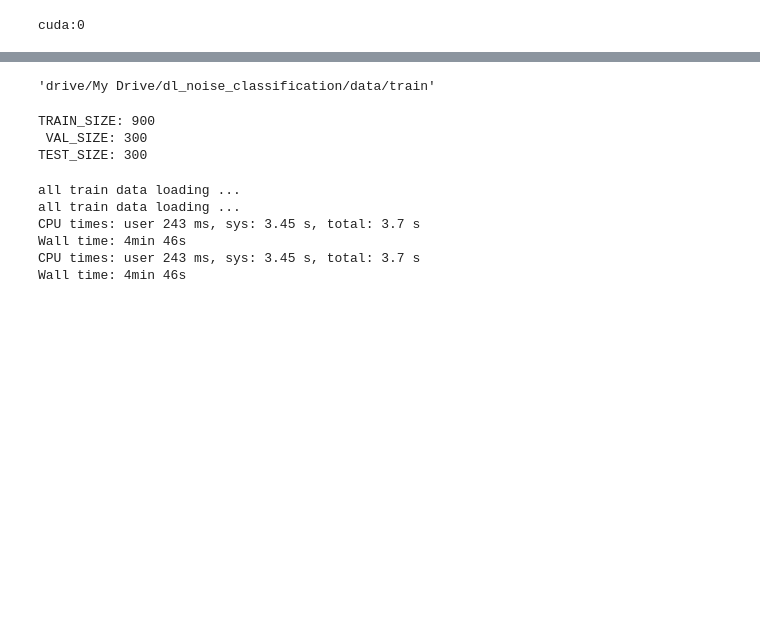
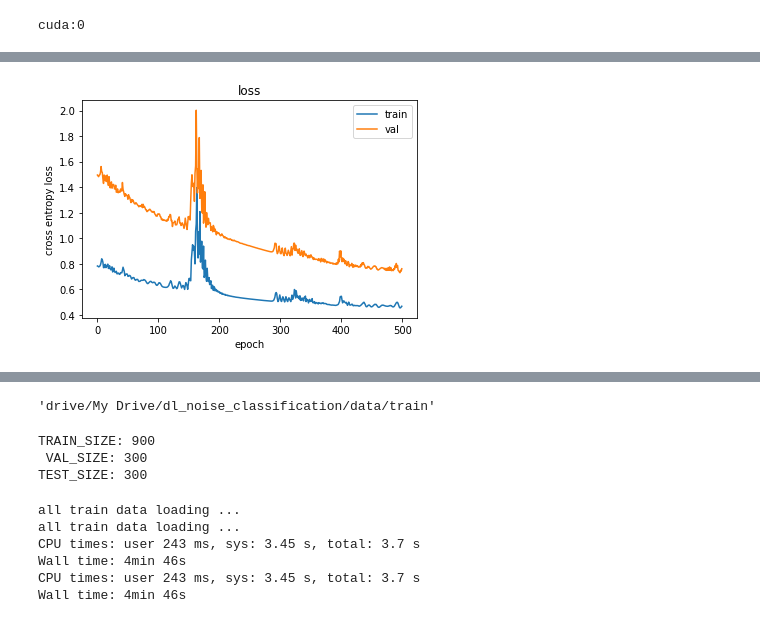
Before and after one commit to BLOOMFLARK/NN_noise_classification, a Jupyter notebook: PCANN.ipynb, the cells around one changed output, grey strips where cells are left out. Drawn from its saved outputs; the diff is of its cells as text; code cells hidden in the pictures; blank space fills up the shorter version.

```diff
--- a/PCANN.ipynb
+++ b/PCANN.ipynb
@@ -189,3 +272,12 @@ print(device)
 net = net.to(device)
 # %% [output]
 cuda:0
+# %%
+batch_size = 150
+lr = 1e-5
+
+loss = torch.nn.CrossEntropyLoss()
+optimizer = torch.optim.Adam(net.parameters(), lr=lr)
+#optimizer = torch.optim.SGD(net.parameters(), lr=lr)
+# %%
+net.fit(loss, optimizer, device, train_data=(X_train, y_train), test_data=(X_test, y_test), num_epochs=500)
@@ -191,0 +302,4 @@ cuda:0
+# %%
+net.plot_loss()
+# %% [output]
+[figure, added]
```
Also changed, not shown: parts of 16 cells of this notebook.
